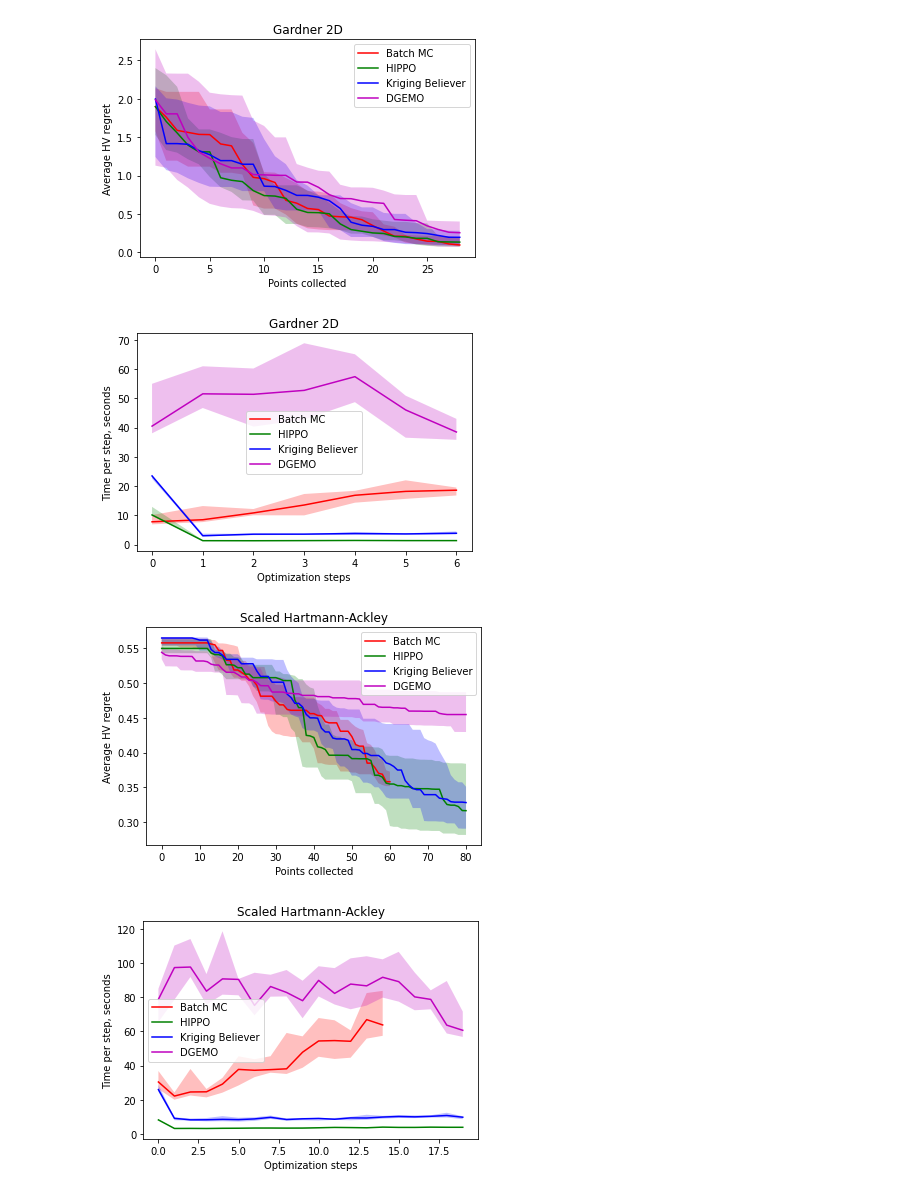
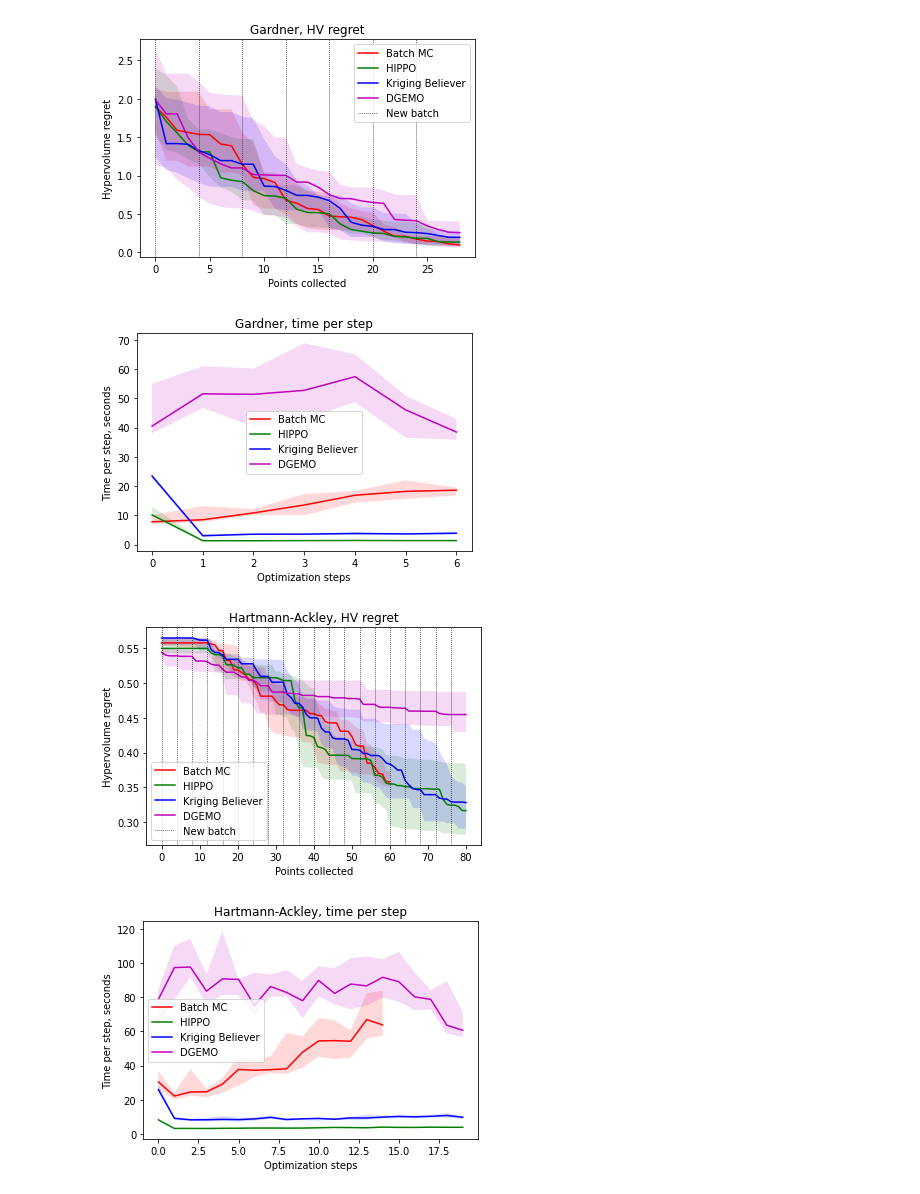
Before and after one commit to apaleyes/trieste, a Jupyter notebook: docs/notebooks/mo_lp/plot_results.ipynb, the cells around one changed output. Saved outputs shown, nothing was run; the diff lists cells and outputs as text; code cells hidden in the pictures.

```diff
--- a/docs/notebooks/mo_lp/plot_results.ipynb
+++ b/docs/notebooks/mo_lp/plot_results.ipynb
@@ -13,7 +10,9 @@ The autoreload extension is already loaded. To reload it, use:
 # %%
 def plot_median_quantiles(x, y, color, label):
-    plt.fill_between(x, np.quantile(y, q=0.25, axis=0), np.quantile(y, q=0.75, axis=0), facecolor=color, alpha=0.25)
+    plt.fill_between(x, np.quantile(y, q=0.25, axis=0), np.quantile(y, q=0.75, axis=0), facecolor=color, alpha=0.15)
     plt.plot(x, np.median(y, axis=0), c=color, label=label)
+# %%
+save_files = True
 # %%
 batch_mc_hv_regret = np.loadtxt("results/BatchMC_Simple1D_n_initial_points_3_n_query_points_4_n_optimization_steps_3_n_repeats_10_seed_None", delimiter=",")
 hippo_hv_regret = np.loadtxt("results/HIPPO_Simple1D_n_initial_points_3_n_query_points_4_n_optimization_steps_3_n_repeats_10_seed_None", delimiter=",")
@@ -32,9 +31,12 @@ x = range(n_query_points * n_optimization_steps + 1)
 plot_median_quantiles(x, batch_mc_hv_regret, 'r', 'Batch MC')
 plot_median_quantiles(x, hippo_hv_regret, 'g', 'HIPPO')
 plot_median_quantiles(x, kb_hv_regret, 'b', 'Kriging Believer')
-plt.title("Simple1D")
+plt.axvline(x=0, c='k', ls=':', lw=0.75, label="New batch")
+for xc in range(n_query_points, n_query_points * n_optimization_steps, n_query_points):
+    plt.axvline(x=xc, c='k', ls=':', lw=0.75)
+plt.title("Simple1D, HV regret")
 plt.xlabel("Points collected")
-plt.ylabel("Average HV regret")
+plt.ylabel("Hypervolume regret")
 plt.legend()
 plt.show()
 
@@ -44,7 +46,7 @@ x = range(n_optimization_steps)
 plot_median_quantiles(x, batch_mc_time, 'r', 'Batch MC')
 plot_median_quantiles(x, hippo_time, 'g', 'HIPPO')
 plot_median_quantiles(x, kb_time, 'b', 'Kriging Believer')
-plt.title("Simple1D")
+plt.title("Simple1D, time per step")
 plt.xlabel("Optimization steps")
 plt.ylabel("Time per step, seconds")
 plt.legend()
@@ -73,10 +75,15 @@ plot_median_quantiles(x, batch_mc_hv_regret, 'r', 'Batch MC')
 plot_median_quantiles(x, hippo_hv_regret, 'g', 'HIPPO')
 plot_median_quantiles(x, kb_hv_regret, 'b', 'Kriging Believer')
 plot_median_quantiles(x, dgemo_hv_regret, 'm', 'DGEMO')
-plt.title("Gardner 2D")
+plt.axvline(x=0, c='k', ls=':', lw=0.75, label="New batch")
+for xc in range(n_query_points, n_query_points * n_optimization_steps, n_query_points):
+    plt.axvline(x=xc, c='k', ls=':', lw=0.75)
+plt.title("Gardner, HV regret")
 plt.xlabel("Points collected")
-plt.ylabel("Average HV regret")
+plt.ylabel("Hypervolume regret")
 plt.legend()
+if save_files:
+    plt.savefig('gardner_hv_regret.pdf')
 plt.show()
 
 # time per step
@@ -86,14 +93,16 @@ plot_median_quantiles(x, batch_mc_time, 'r', 'Batch MC')
 plot_median_quantiles(x, hippo_time, 'g', 'HIPPO')
 plot_median_quantiles(x, kb_time, 'b', 'Kriging Believer')
 plot_median_quantiles(x, dgemo_time, 'm', 'DGEMO')
-plt.title("Gardner 2D")
+plt.title("Gardner, time per step")
 plt.xlabel("Optimization steps")
 plt.ylabel("Time per step, seconds")
 plt.legend()
+if save_files:
+    plt.savefig('gardner_time.pdf')
 plt.show()
 # %% [output]
-[figure, old version]
+[figure, new version]
-[figure, old version]
+[figure, new version]
 # %%
 batch_mc_hv_regret = np.loadtxt("results/BatchMC_Hartmann-Ackley-Scaled_n_initial_points_6_n_query_points_4_n_optimization_steps_15_n_repeats_10_seed_None", delimiter=",")
 hippo_hv_regret = np.loadtxt("results/HIPPO_Hartmann-Ackley-Scaled_n_initial_points_6_n_query_points_4_n_optimization_steps_20_n_repeats_10_seed_None", delimiter=",")
@@ -105,39 +114,45 @@ hippo_time = np.loadtxt("results/HIPPO_Hartmann-Ackley-Scaled_n_initial_points_6
 kb_time = np.loadtxt("results/KB_Hartmann-Ackley-Scaled_n_initial_points_6_n_query_points_4_n_optimization_steps_20_n_repeats_10_seed_None_time", delimiter=",")
 dgemo_time = np.loadtxt("results/DGEMO_ha_n_initial_points_6_n_query_points_4_n_optimization_steps_20_n_repeats_10_seed_None_time", delimiter=",")
 
 n_query_points = 4
 n_optimization_steps = 20
 
 
 # regret
 x = range(n_query_points * n_optimization_steps + 1)
 
 plot_median_quantiles(x[:15*n_query_points+1], batch_mc_hv_regret, 'r', 'Batch MC')
 plot_median_quantiles(x, hippo_hv_regret, 'g', 'HIPPO')
 plot_median_quantiles(x, kb_hv_regret, 'b', 'Kriging Believer')
 plot_median_quantiles(x, dgemo_hv_regret, 'm', 'DGEMO')
-plt.title("Scaled Hartmann-Ackley")
+plt.axvline(x=0, c='k', ls=':', lw=0.75, label="New batch")
+for xc in range(n_query_points, n_query_points * n_optimization_steps, n_query_points):
+    plt.axvline(x=xc, c='k', ls=':', lw=0.75)
+plt.title("Hartmann-Ackley, HV regret")
 plt.xlabel("Points collected")
-plt.ylabel("Average HV regret")
+plt.ylabel("Hypervolume regret")
 plt.legend()
+if save_files:
+    plt.savefig('hartmann-ackley_hv_regret.pdf')
 plt.show()
-
 
 # time per step
 x = range(n_optimization_steps)
 
 plot_median_quantiles(x[:15], batch_mc_time, 'r', 'Batch MC')
 plot_median_quantiles(x, hippo_time, 'g', 'HIPPO')
 plot_median_quantiles(x, kb_time, 'b', 'Kriging Believer')
 plot_median_quantiles(x, dgemo_time, 'm', 'DGEMO')
-plt.title("Scaled Hartmann-Ackley")
+plt.title("Hartmann-Ackley, time per step")
 plt.xlabel("Optimization steps")
 plt.ylabel("Time per step, seconds")
 plt.legend()
+if save_files:
+    plt.savefig('hartmann-ackley_time.pdf')
 plt.show()
 # %% [output]
-[figure, old version]
+[figure, new version]
-[figure, old version]
+[figure, new version]
 # %%
 # This stopped working for some reason for both Batch MC and KB
 # They keep failing with Cholesky errors very early into the optimization
```
Also changed, not shown: parts of 7 cells of this notebook.
